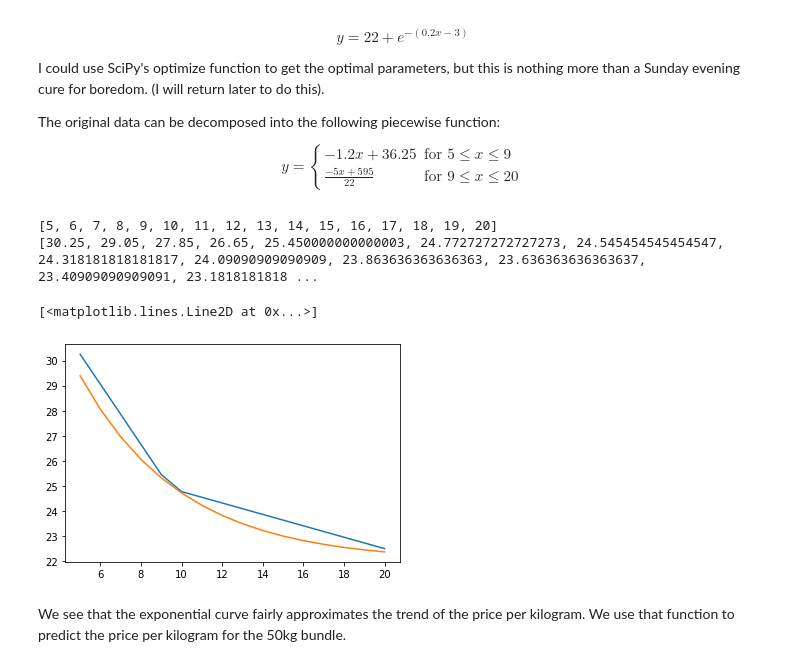
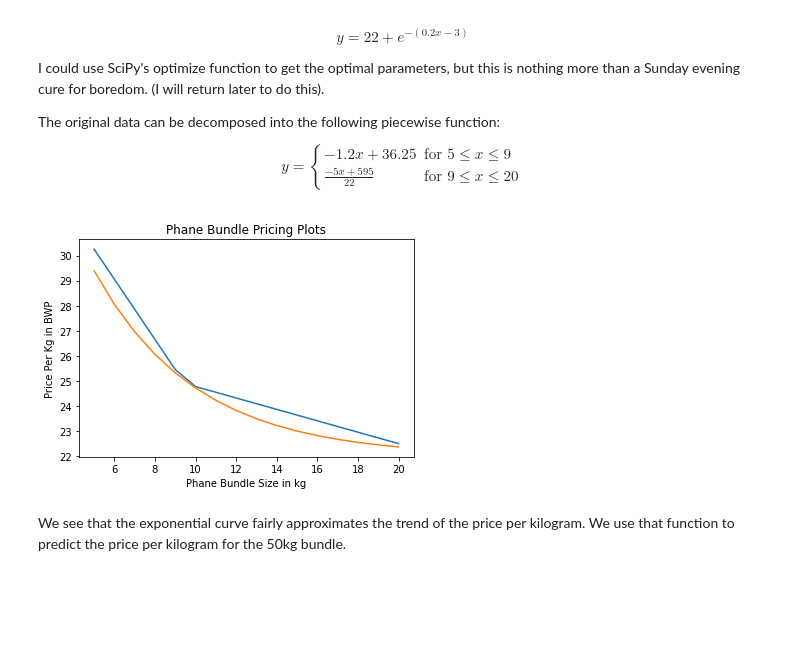
Before and after one commit to ramarea/phanepricing, a Jupyter notebook: Phane Pricing Problem.ipynb, the cells around one changed output. Saved outputs shown, nothing was run; the diff lists cells and outputs as text; code cells hidden in the pictures; blank space fills up the shorter version.

```diff
--- a/Phane Pricing Problem.ipynb
+++ b/Phane Pricing Problem.ipynb
@@ -95,29 +95,20 @@ $$
 # %%
 def func(x):
     return 22 + np.exp(-0.2*x +3)
 
 x = [i for i in range(5,21)]
 y = [(-1.2*i + 36.25) if i < 10 else ((-5*i+595)/22) for i in x]
-print(x)
-print(y)
-
-#y = np.asarray([float(i) for i in df.iloc[0:3, 1].values.reshape(-1, 1)])
-
 
 fits = [func(i) for i in x]
 
-#print(fits)
 plt.plot(x,y)
 plt.plot(x,fits)
-#plt.title('curve fit')
-#plt.xlabel('x-vals')
-#plt.ylabel('y-vals')
-#plt.show()
+plt.title('Phane Bundle Pricing Plots')
+plt.xlabel('Phane Bundle Size in kg')
+plt.ylabel('Price Per Kg in BWP')
+plt.show()
 # %% [output]
-[5, 6, 7, 8, 9, 10, 11, 12, 13, 14, 15, 16, 17, 18, 19, 20]
-[30.25, 29.05, 27.85, 26.65, 25.450000000000003, 24.772727272727273, 24.545454545454547, 24.318181818181817, 24.09090909090909, 23.863636363636363, 23.636363636363637, 23.40909090909091, 23.1818181818 ...
-[<matplotlib.lines.Line2D at 0x...>]
-[figure, old version]
+[figure, new version]
 # %% [markdown]
 We see that the exponential curve fairly approximates the trend of the price per kilogram. We use that function to predict the price per kilogram for the 50kg bundle.
 # %%
```
